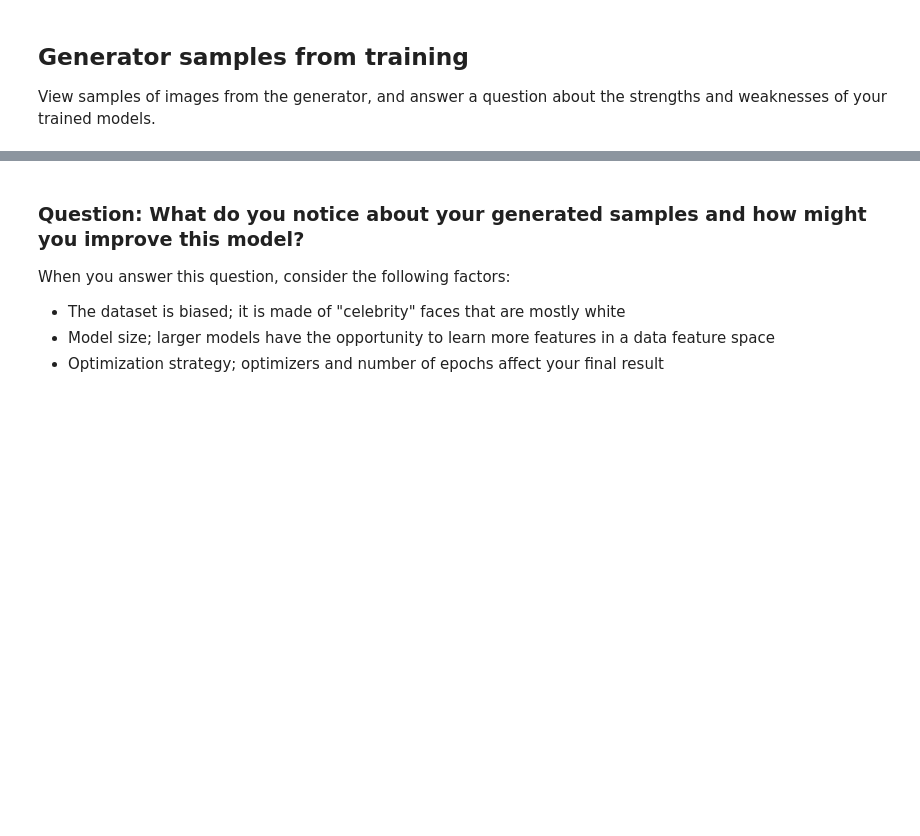
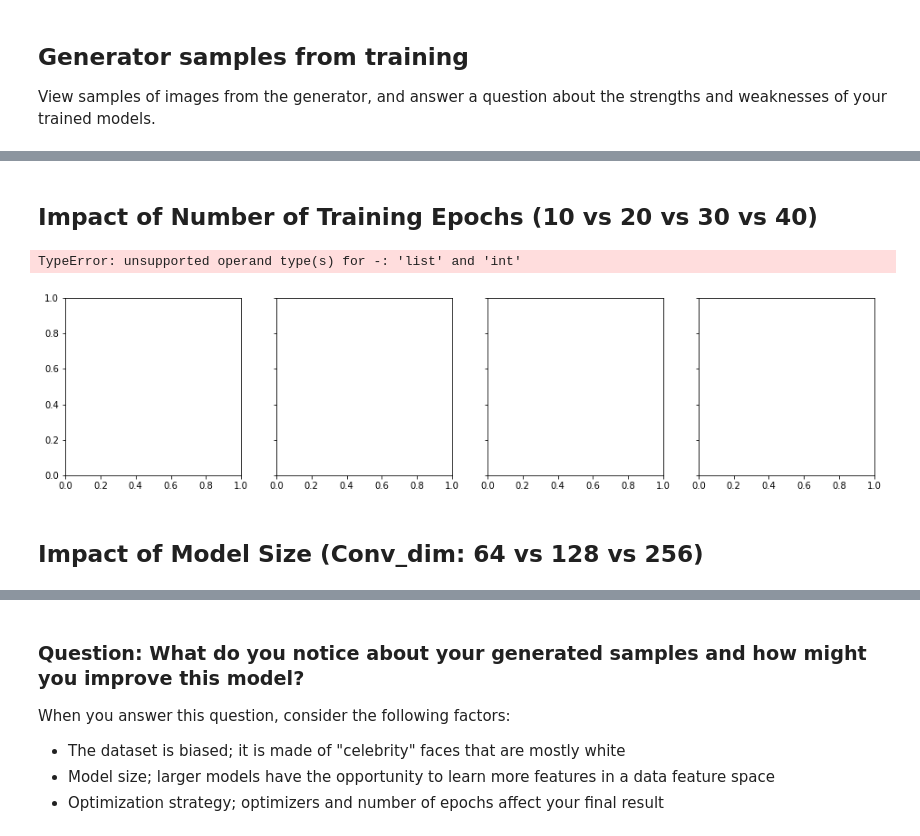
Before and after one commit to versavel/dl_nanodegree_project_face_generation, a Jupyter notebook: dlnd_face_generation.ipynb, the cells around one changed output, grey strips where cells are left out. Cells and saved outputs as stored; diff of their text form; code cells hidden in the pictures; blank space fills up the shorter version.

```diff
--- a/dlnd_face_generation.ipynb
+++ b/dlnd_face_generation.ipynb
@@ -710,0 +734,23 @@ _ = view_samples(-1, samples)
+# %% [markdown]
+## Impact of Number of Training Epochs (10 vs 20 vs 30 vs 40)
+# %%
+# Improvement of a generated image after every 5 epochs
+def view_samples_by_epoch(samples):
+    fig, axes = plt.subplots(figsize=(16,3.6), nrows=1, ncols=4, sharey=True, sharex=True)
+    epochs = [9, 19, 29, 39]
+    for ax, epoch_ in zip(axes.flatten(), epochs):
+        epoch = int(epoch_)
+        img = samples[epoch][0]
+        img = img.detach().cpu().numpy()
+        img = np.transpose(img, (1, 2, 0))
+        img = ((img + 1)*255 / (2)).astype(np.uint8)
+        ax.xaxis.set_visible(False)
+        ax.yaxis.set_visible(False)
+        im = ax.imshow(img.reshape((32,32,3)))
+
+_ = view_samples_by_epoch(samples)
+# %% [output]
+TypeError: unsupported operand type(s) for -: 'list' and 'int'
+[figure, added]
+# %% [markdown]
+## Impact of Model Size (Conv_dim: 64 vs 128 vs 256)
```
Also changed, not shown: parts of 18 cells of this notebook, 7 other files.
